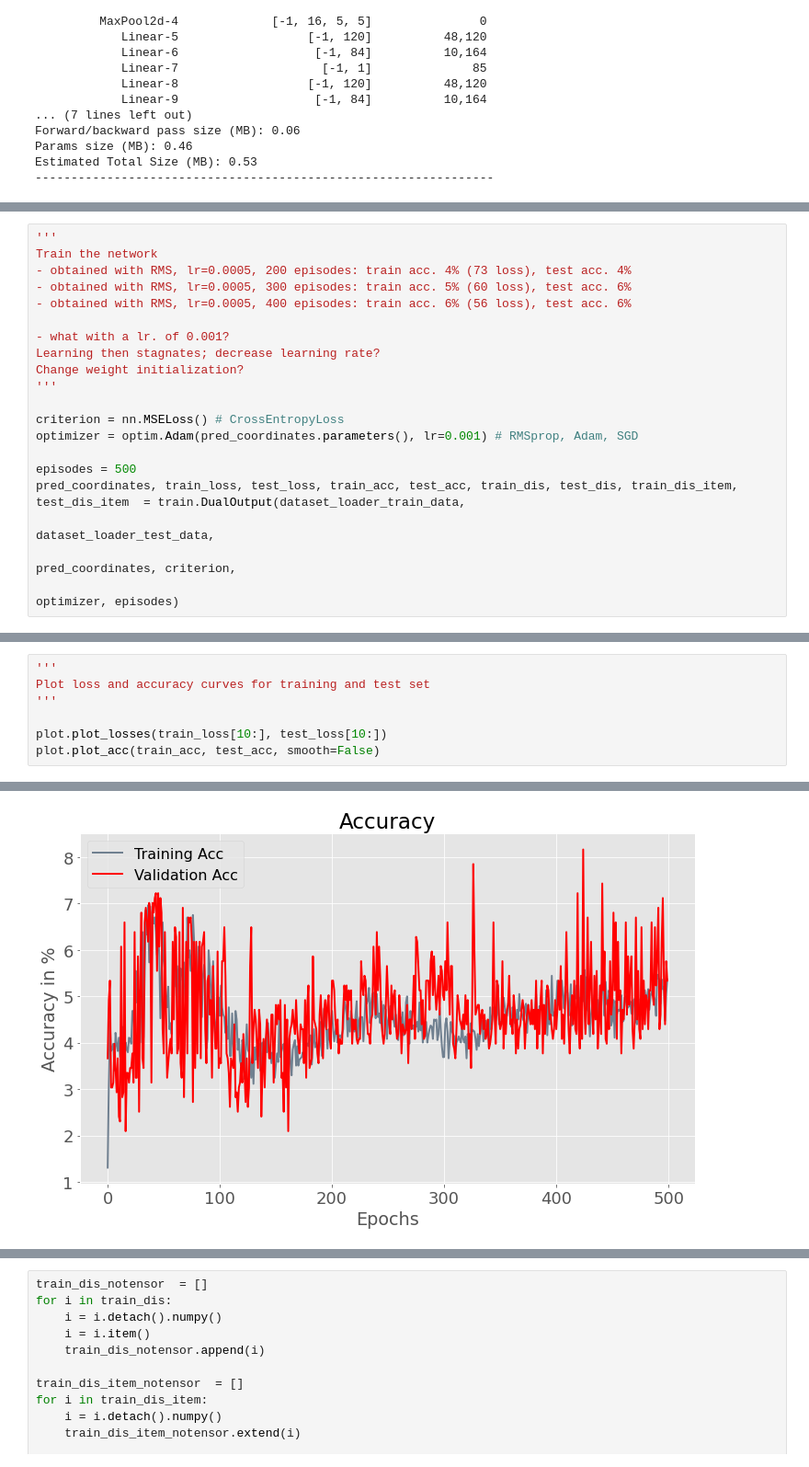
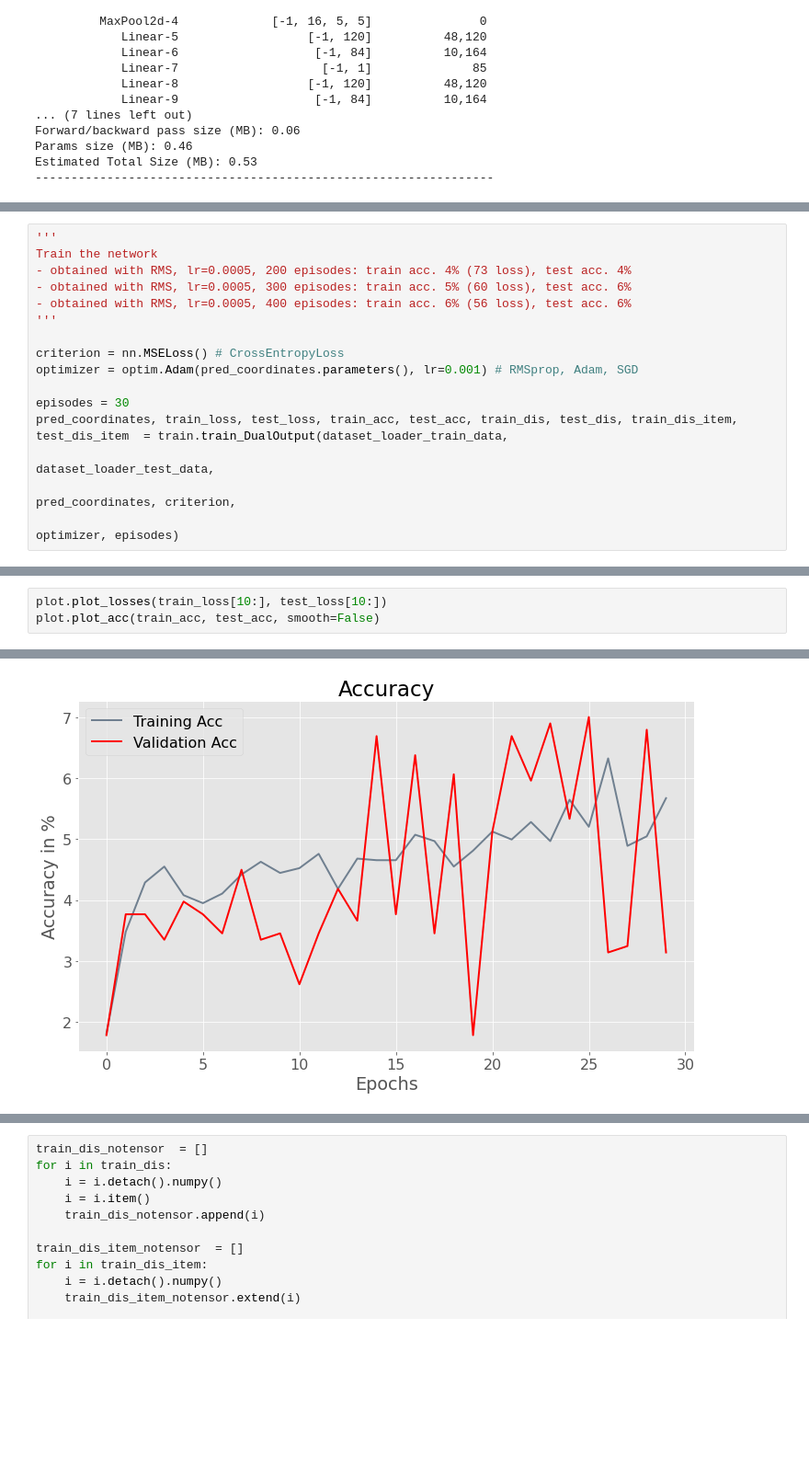
Before and after one commit to Mariusmarten/SpatialMemory, a Jupyter notebook: _4_DualOutput_coord_pred.ipynb, the cells around one changed output, grey strips where cells are left out. Shown: that part at 92% size. Drawn from its saved outputs; the diff is of its cells as text; blank space fills up the shorter version.

```diff
--- a/_4_DualOutput_coord_pred.ipynb
+++ b/_4_DualOutput_coord_pred.ipynb
@@ -93,17 +88,13 @@ Train the network
 - obtained with RMS, lr=0.0005, 200 episodes: train acc. 4% (73 loss), test acc. 4%
 - obtained with RMS, lr=0.0005, 300 episodes: train acc. 5% (60 loss), test acc. 6%
 - obtained with RMS, lr=0.0005, 400 episodes: train acc. 6% (56 loss), test acc. 6%
-
-- what with a lr. of 0.001?
-Learning then stagnates; decrease learning rate?
-Change weight initialization?
 '''
 
 criterion = nn.MSELoss() # CrossEntropyLoss
 optimizer = optim.Adam(pred_coordinates.parameters(), lr=0.001) # RMSprop, Adam, SGD
 
-episodes = 500
-pred_coordinates, train_loss, test_loss, train_acc, test_acc, train_dis, test_dis, train_dis_item, test_dis_item  = train.DualOutput(dataset_loader_train_data,
+episodes = 30
+pred_coordinates, train_loss, test_loss, train_acc, test_acc, train_dis, test_dis, train_dis_item, test_dis_item  = train.train_DualOutput(dataset_loader_train_data,
                                                                                                                                       dataset_loader_test_data,
                                                                                                                                       pred_coordinates, criterion,
                                                                                                                                       optimizer, episodes)
@@ -129,8 +109,4 @@ Finished Training
 # %%
-'''
-Plot loss and accuracy curves for training and test set
-'''
-
 plot.plot_losses(train_loss[10:], test_loss[10:])
 plot.plot_acc(train_acc, test_acc, smooth=False)
 # %% [output]
@@ -138 +114 @@ plot.plot_acc(train_acc, test_acc, smooth=False)
-[figure, old version]
+[figure, new version]
```
Also changed, not shown: parts of 23 cells of this notebook, 6 other files.
